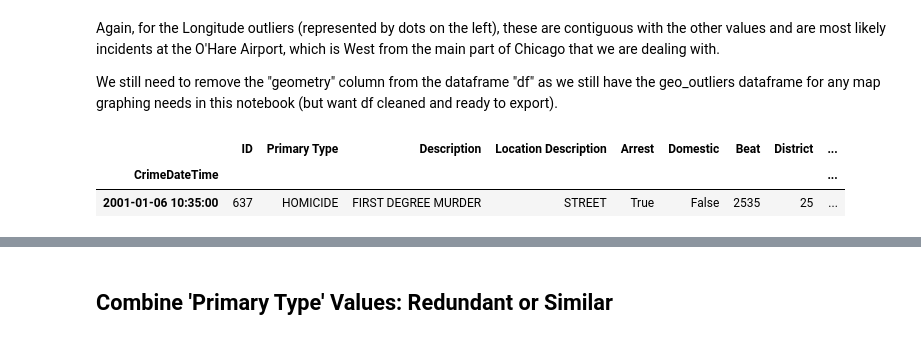
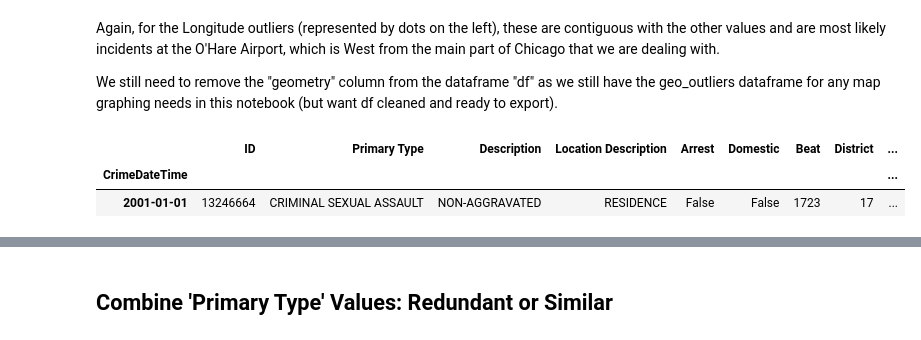
Before and after one commit to whitefreeze/Chicago-Crime-Data, a Jupyter notebook: Chicago-Crime-Data v2.1.ipynb, the cells around one changed output, grey strips where cells are left out. Drawn from its saved outputs; the diff is of its cells as text; code cells hidden in the pictures.

```diff
--- a/Chicago-Crime-Data v2.1.ipynb
+++ b/Chicago-Crime-Data v2.1.ipynb
@@ -1187,8 +1187,9 @@ We can see that all of our 118 outliers have only a single coordinate (36.619446
 # show values before update
 display(df.loc[geo_outlier_mask].head(3))
 
-# use existing mask to update values for outliers
+# use existing outlier mask to update values for outliers to NaN in df & geo_df
 df.loc[geo_outlier_mask, ['Latitude', 'Longitude']] = np.nan
+geo_df.loc[geo_outlier_mask, ['Latitude', 'Longitude']] = np.nan
 
 # show values after update
 display(df.loc[geo_outlier_mask].head(3))
@@ -1204,8 +1205,9 @@ display(df.loc[geo_outlier_mask].head(3))
 | 2001-03-20 18:17:00 | 724 | HOMICIDE | FIRST DEGREE MURDER | APARTMENT | True | False | 331 | 3 | ... |
 | 2001-05-06 01:30:00 | 808 | HOMICIDE | FIRST DEGREE MURDER | AUTO | True | False | 915 | 9 | ... |
 # %%
-# We can see that the geometry column will also need to be updated
+# We can see that the geometry column will also need to be updated for both datasets
 df.loc[geo_outlier_mask, 'geometry'] = np.nan
+geo_df.loc[geo_outlier_mask, 'geometry'] = np.nan
 
 # show values after update
 display(df.loc[geo_outlier_mask].head(3))
@@ -1244,12 +1246,12 @@ Again, for the Longitude outliers (represented by dots on the left), these are c
 
 We still need to remove the "geometry" column from the dataframe "df" as we still have the geo_outliers dataframe for any map graphing needs in this notebook (but want df cleaned and ready to export).
 # %%
-# Show that "geometry" column is still present in geo_outliers
-geo_outliers.head(1)
+# Show that "geometry" column is still present in geo_df
+geo_df.head(1)
 # %% [output]
 |  | ID | Primary Type | Description | Location Description | Arrest | Domestic | Beat | District | ... |
 | CrimeDateTime |  |  |  |  |  |  |  |  | ... |
-| 2001-01-06 10:35:00 | 637 | HOMICIDE | FIRST DEGREE MURDER | STREET | True | False | 2535 | 25 | ... |
+| 2001-01-01 | 13246664 | CRIMINAL SEXUAL ASSAULT | NON-AGGRAVATED | RESIDENCE | False | False | 1723 | 17 | ... |
 # %%
 # Show that "geometry" column is still present in df, even though it isn't needed.
 df.head(1)
```
Also changed, not shown: parts of 33 cells of this notebook.
